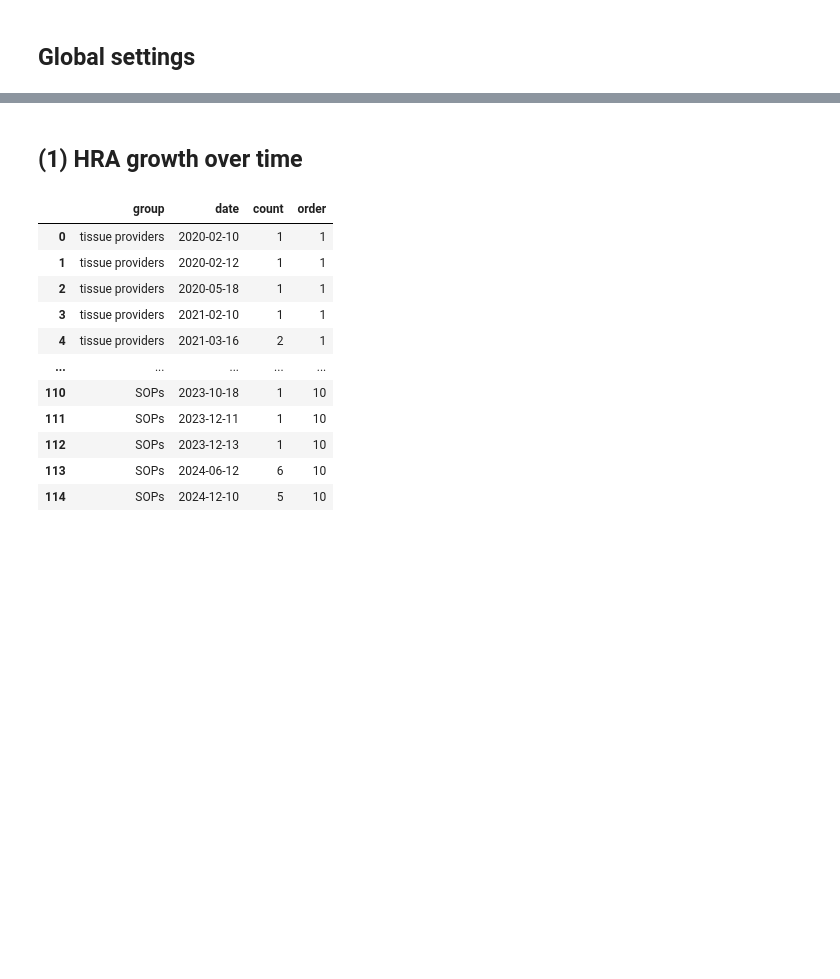
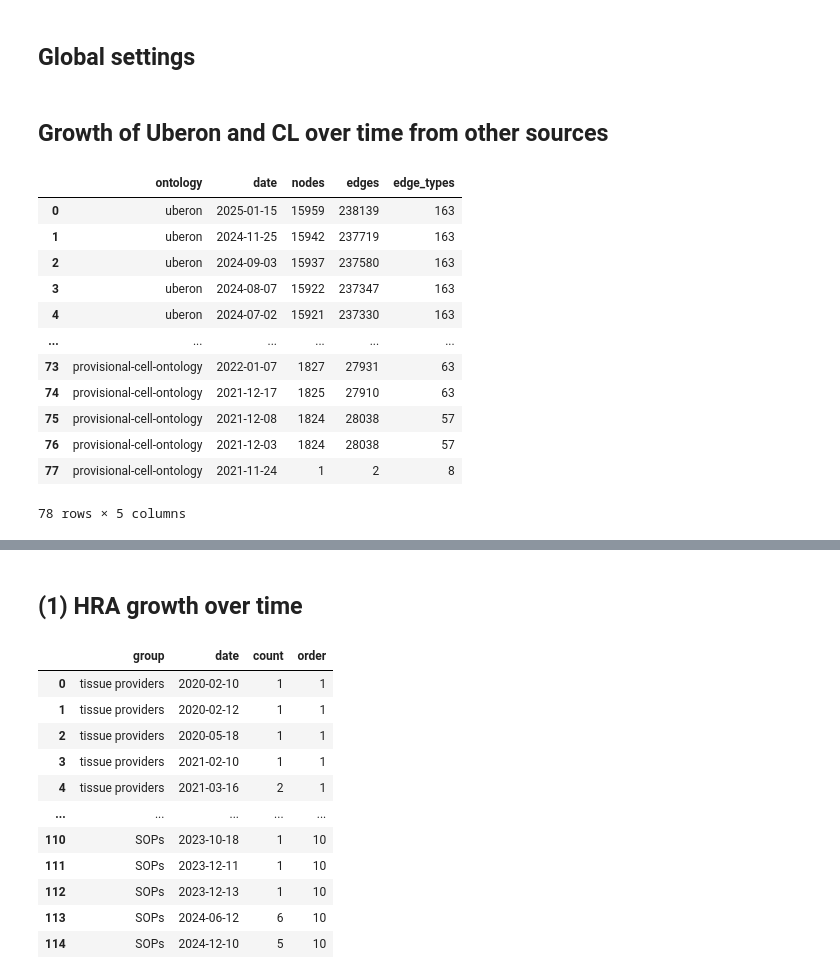
Before and after one commit to cns-iu/hra-kg-supporting-information, a Jupyter notebook: notebooks/hra-kg-technical-validation.ipynb, the cells around one changed output, grey strips where cells are left out. Cells and saved outputs as stored; diff of their text form; code cells hidden in the pictures; blank space fills up the shorter version.

```diff
--- a/notebooks/hra-kg-technical-validation.ipynb
+++ b/notebooks/hra-kg-technical-validation.ipynb
@@ -46,3 +46,24 @@ plt.rcParams.update({
     "xtick.labelsize": 12,   # Font size for x-axis tick labels
     "ytick.labelsize": 12  # Font size for y-axis tick labels
 })
+# %% [markdown]
+## Growth of Uberon and CL over time from other sources
+# %%
+# load data
+df_uberon_cl_growth = pd.read_csv(
+    "output/other-ontologies-growth.csv", parse_dates=['date'])
+df_uberon_cl_growth
+# %% [output]
+|  | ontology | date | nodes | edges | edge_types |
+| 0 | uberon | 2025-01-15 | 15959 | 238139 | 163 |
+| 1 | uberon | 2024-11-25 | 15942 | 237719 | 163 |
+| 2 | uberon | 2024-09-03 | 15937 | 237580 | 163 |
+| 3 | uberon | 2024-08-07 | 15922 | 237347 | 163 |
+| 4 | uberon | 2024-07-02 | 15921 | 237330 | 163 |
+| ... | ... | ... | ... | ... | ... |
+| 73 | provisional-cell-ontology | 2022-01-07 | 1827 | 27931 | 63 |
+| 74 | provisional-cell-ontology | 2021-12-17 | 1825 | 27910 | 63 |
+| 75 | provisional-cell-ontology | 2021-12-08 | 1824 | 28038 | 57 |
+| 76 | provisional-cell-ontology | 2021-12-03 | 1824 | 28038 | 57 |
+| 77 | provisional-cell-ontology | 2021-11-24 | 1 | 2 | 8 |
+78 rows × 5 columns
```
Also changed, not shown: parts of 3 cells of this notebook.
